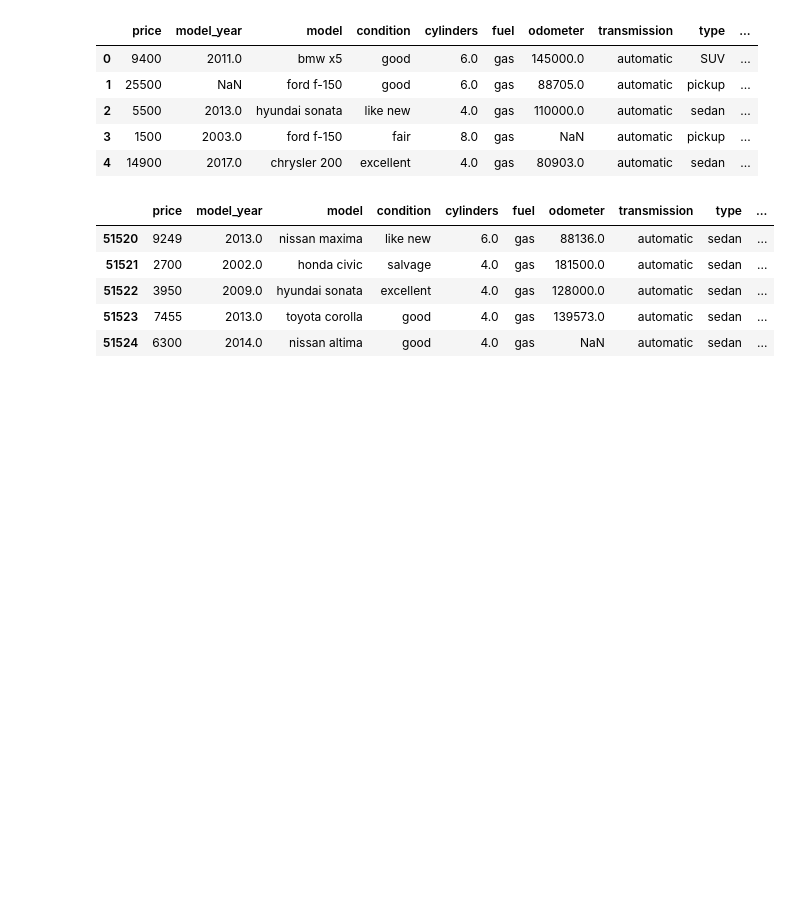
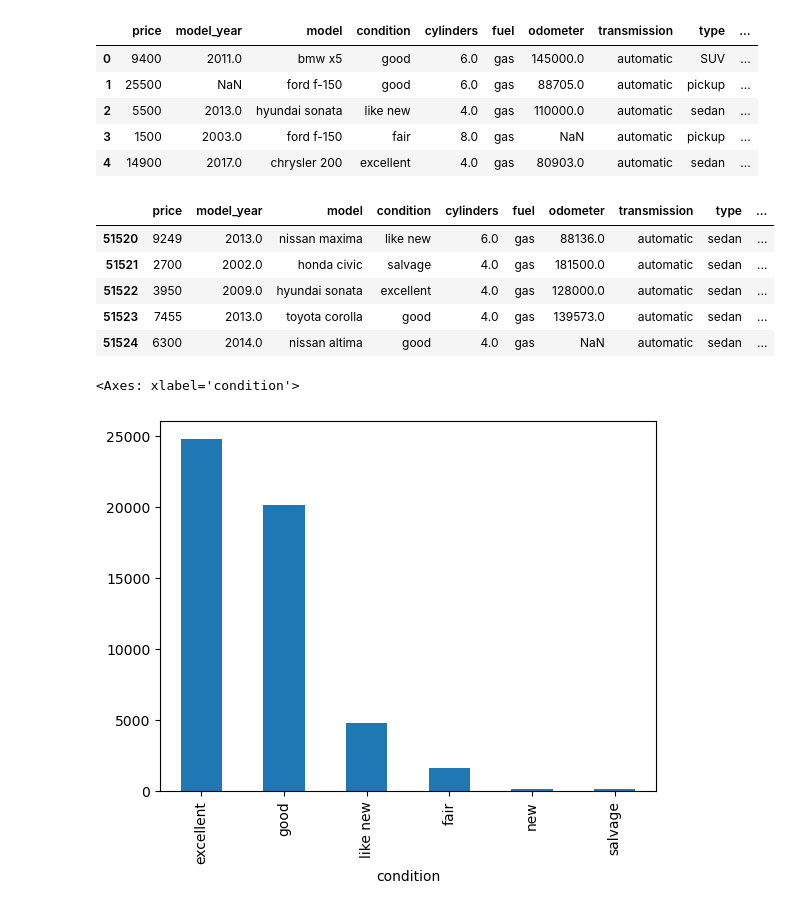
Before and after one commit to Vanessacat524/cars, a Jupyter notebook: notebooks/EDA.ipynb, the cells around one changed output. Saved outputs shown, nothing was run; the diff lists cells and outputs as text; code cells hidden in the pictures; blank space fills up the shorter version.

```diff
--- a/notebooks/EDA.ipynb
+++ b/notebooks/EDA.ipynb
@@ -28,4 +28,7 @@ fig.show()
 fig = px.histogram(df,x='price')
 fig.show()
 # %%
-fig = px.
+df['condition'].value_counts().plot(kind='bar')
+# %% [output]
+<Axes: xlabel='condition'>
+[figure, added]
```
Also changed, not shown: parts of 3 cells of this notebook, 1 other file.
